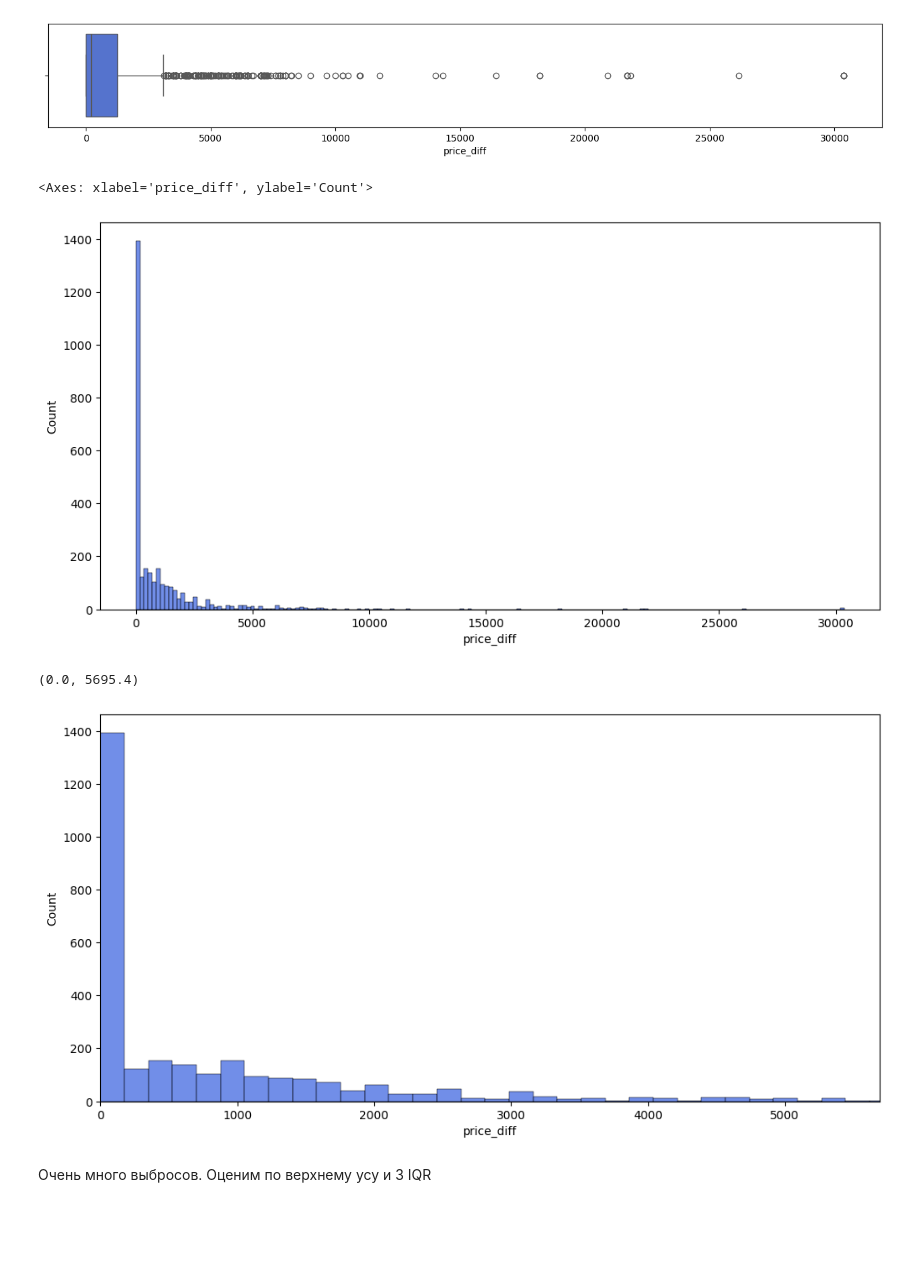
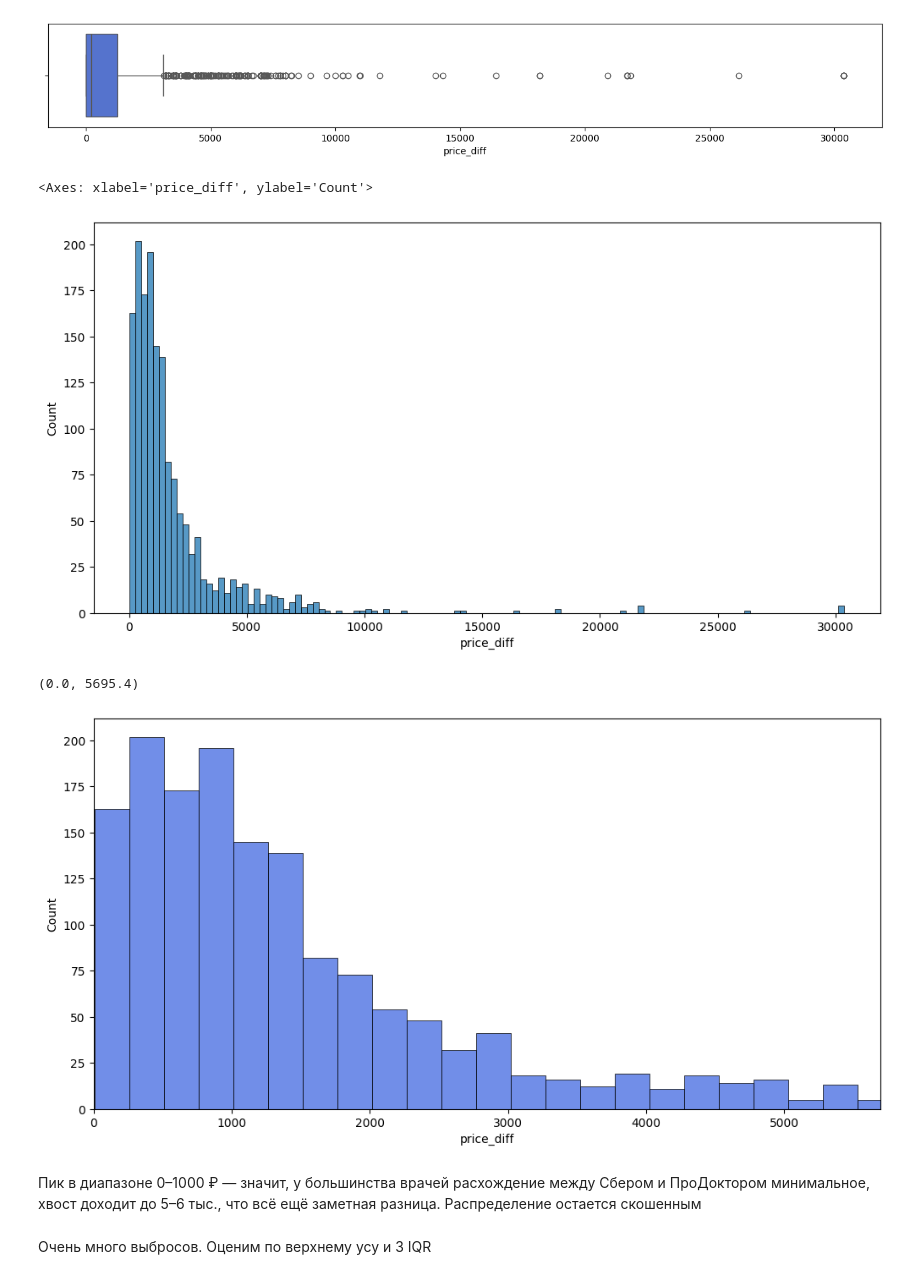
Before and after one commit to yyaroslavskiy/SkibidiDocDoc, a Jupyter notebook: eda/EDA_Doctors_1.ipynb, the cells around one changed output. Saved outputs shown, nothing was run; the diff lists cells and outputs as text; code cells hidden in the pictures; blank space fills up the shorter version.

```diff
--- a/eda/EDA_Doctors_1.ipynb
+++ b/eda/EDA_Doctors_1.ipynb
@@ -844,17 +911,19 @@ sns.boxplot(data=doctors_with_price_diff, x='price_diff',color='royalblue')
 [figure]
 # %%
 plt.figure(figsize=(12, 6))
-sns.histplot(data=doctors_with_price_diff, x='price_diff',color='royalblue')
+sns.histplot(data=doctors_with_price_diff[doctors_with_price_diff['price_diff'] > 0], x='price_diff')
 # %% [output]
 <Axes: xlabel='price_diff', ylabel='Count'>
-[figure, old version]
+[figure, new version]
 # %%
 plt.figure(figsize=(12, 6))
-sns.histplot(data=doctors_with_price_diff, x='price_diff',color='royalblue')
+sns.histplot(data=doctors_with_price_diff[doctors_with_price_diff['price_diff'] > 0], x='price_diff',color='royalblue')
 plt.xlim(0, doctors_with_price_diff['price_diff'].quantile(0.97))
 # %% [output]
 (0.0, 5695.4)
-[figure, old version]
+[figure, new version]
+# %% [markdown]
+Пик в диапазоне 0–1000 ₽ — значит, у большинства врачей расхождение между Сбером и ПроДоктором минимальное, хвост доходит до 5–6 тыс., что всё ещё заметная разница. Распределение остается скошенным
 # %% [markdown]
 Очень много выбросов. Оценим по верхнему усу и 3 IQR
 # %%
```
Also changed, not shown: parts of 37 cells of this notebook.
